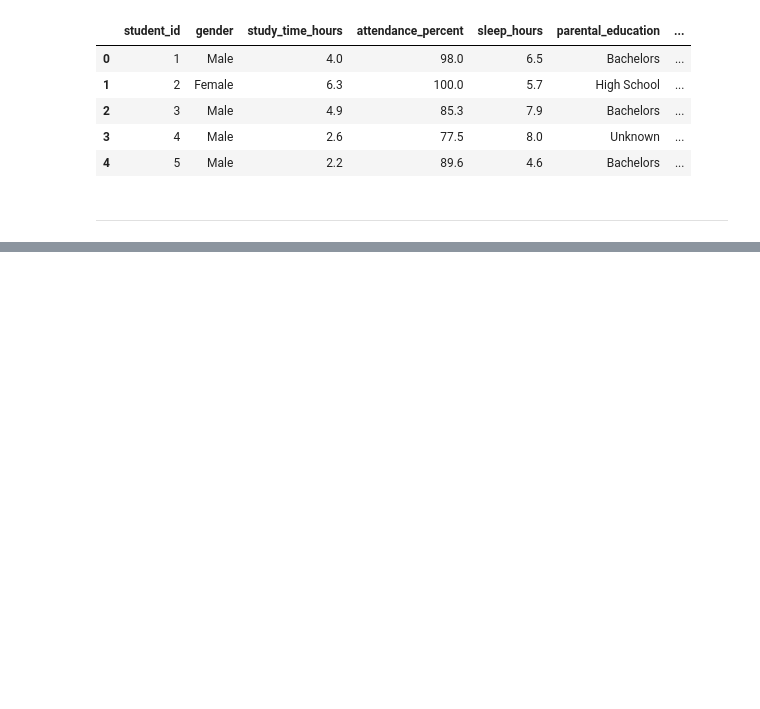
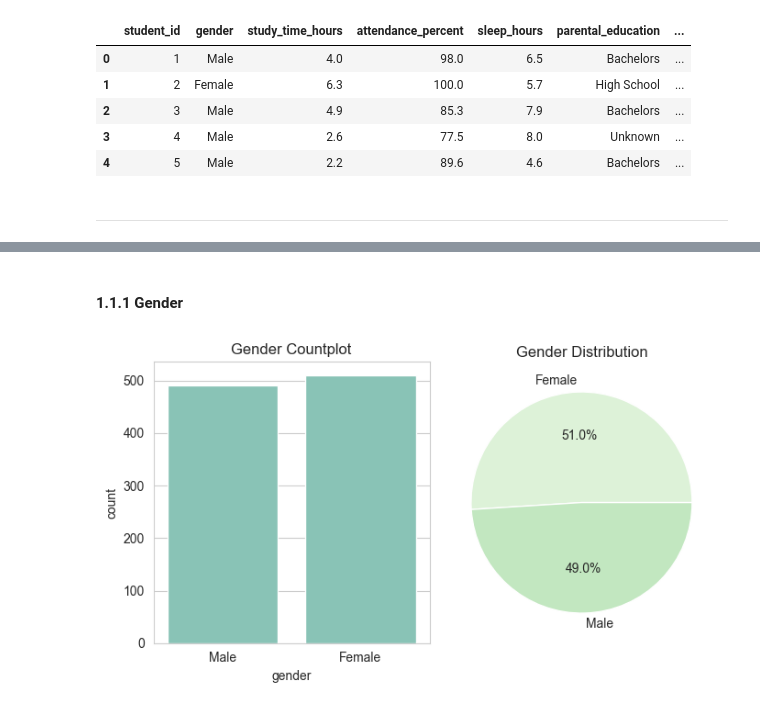
Before and after one commit to elhope23/student-performance-analysis, a Jupyter notebook: jupyter_notebooks/Stage2-Visualisation.ipynb, the cells around one changed output, grey strips where cells are left out. Cells and saved outputs as stored; diff of their text form; code cells hidden in the pictures; blank space fills up the shorter version.

Commit message:
Stage 2 | EDA: Plot categorical columns and change order of parental education level and final grade

```diff
--- a/jupyter_notebooks/Stage2-Visualisation.ipynb
+++ b/jupyter_notebooks/Stage2-Visualisation.ipynb
@@ -80,0 +91,21 @@ df_vis.head()
+# %%
+# Set the seaborn colour paletter "GnBu" to be used on the matplotlib pie charts
+colours = sns.color_palette("GnBu")
+# %% [markdown]
+#### **1.1.1 Gender**
+# %%
+# Map a countplot and pie chart for gender variable
+fig, axes = plt.subplots(nrows=1, ncols=2, figsize=(7, 4), tight_layout=True)
+
+sns.countplot(data=df_vis, x="gender", ax=axes[0], color="#7FCDBB")
+axes[0].set_title("Gender Countplot")
+
+axes[1].pie(
+    df_vis["gender"].value_counts(),
+    labels=df_vis["gender"].value_counts().index,
+    colors = colours, autopct="%1.1f%%")
+axes[1].set_title("Gender Distribution")
+
+plt.show()
+# %% [output]
+[figure, added]
```
Also changed, not shown: parts of 16 cells of this notebook.
